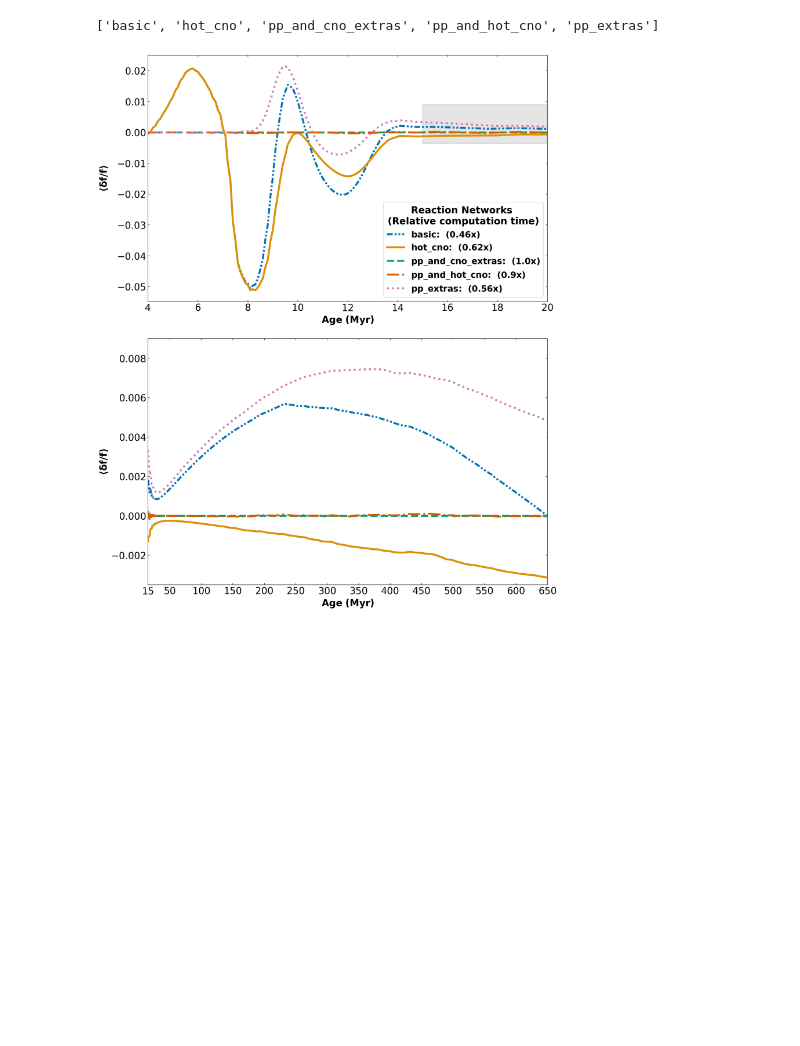
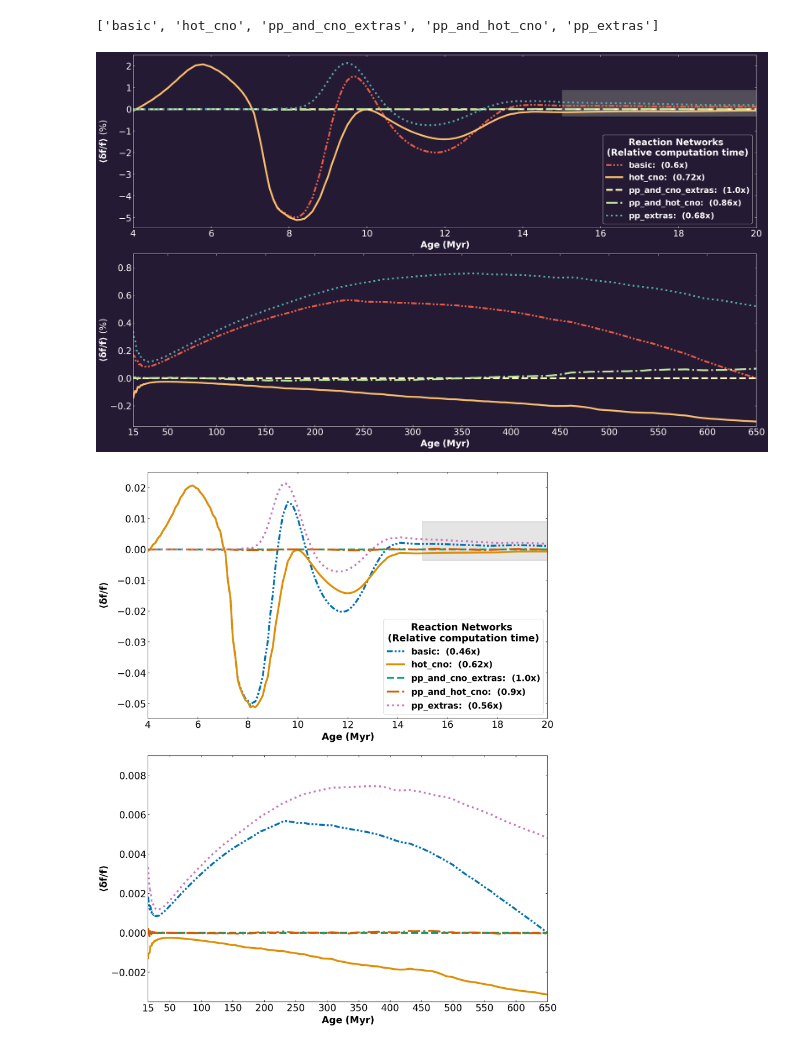
Before and after one commit to gautam-404/MESA-tests, a Jupyter notebook: notebooks_test/net_freqs_tests.ipynb, the cells around one changed output. Cells and saved outputs as stored; diff of their text form; code cells hidden in the pictures; blank space fills up the shorter version.

```diff
--- a/notebooks_test/net_freqs_tests.ipynb
+++ b/notebooks_test/net_freqs_tests.ipynb
@@ -276,7 +276,7 @@ def plot_freq_df(row):
     # plt.xlim([0, Dnu*1.2])
     plt.xlim([0, 10])
 # %%
-logs_dirs = sorted(glob.glob("../test/r22.11.1_m1.7_z0.015_v0_net*/LOGS"))
+logs_dirs = sorted(glob.glob("../test/r23.05.1_m1.7_z0.015_v0_net*/LOGS"))
 nets = [logs_dir.split('/')[-2].split('net')[-1] for logs_dir in logs_dirs]
 run_times = []
 for i, logs_dir in enumerate(logs_dirs):
@@ -390,6 +390,76 @@ for ind, net in enumerate(nets):
         mean = np.mean(np.append((freqs_0 - freqs_alt_0)/freqs_0, (freqs_1 - freqs_alt_1)/freqs_1))
         this_mean.append(mean)
     mean_diffs.append(this_mean)
+# %%
+# bgcolor = (26/255, 27/255, 37/255)
+bgcolor = (37/255, 26/255, 51/255)
+COLOR = 'white'
+mpl.rcParams['text.color'] = COLOR
+mpl.rcParams['axes.labelcolor'] = COLOR
+mpl.rcParams['xtick.color'] = COLOR
+mpl.rcParams['ytick.color'] = COLOR
+
+
+# fig = plt.figure(figsize=(15, 20), facecolor=bgcolor)
+fig = plt.figure(figsize=(25, 15), facecolor=bgcolor)
+linestyle_tuple = [(0, (3, 1, 1, 1, 1, 1)), 'solid', '--', '-.', ':']
+palette = sns.color_palette("Spectral", 5)
+# palette = ['#7a1679', '#0000ef', '#5fc9ca', '#377e2b', '#ea332c']
+
+ax1 = plt.subplot(2, 1, 1)
+for ind, net in enumerate(nets):
+    plt.plot(age, 100*np.array(mean_diffs[ind]), color=palette[ind], linestyle=linestyle_tuple[ind], lw=4,
+            label=fr"$\bf{{{net_labels[ind]}}}$"+f":  ({runtime_ratios[ind]}x)")
+            # label=f"{net_labels[ind]}"+f":  ({runtime_ratios[ind]}x)")
+
+title_font = mpl.font_manager.FontProperties(weight='black',
+                                   style='normal', size=20)
+font = mpl.font_manager.FontProperties(weight='bold',
+                                   style='normal', size=18)
+legend = plt.legend(title="       Reaction Networks\n(Relative computation time)", loc='lower right',
+                title_fontproperties=title_font, prop=font, fancybox=True, facecolor=bgcolor)
+plt.xlim([4, 20])
+plt.xticks(np.arange(4, 22, 2))
+plt.xlabel(r'$\bf{Age\ (Myr)}$', size=20)
+plt.ylabel(r'$\bf{\langle{\delta f/f}} \rangle\ \rm{(\%)}$', size=20)
+plt.gca().xaxis.set_tick_params(labelsize=20)
+plt.gca().yaxis.set_tick_params(labelsize=20)
+rect = mpl.patches.Rectangle((15, -0.35), 20, 1.25, linewidth=1, edgecolor='k', facecolor='grey', alpha=0.5)
+ax1.add_patch(rect)
+
+ax2 = plt.subplot(2, 1, 2)
+for ind, net in enumerate(nets):
+    plt.plot(age, 100*np.array(mean_diffs[ind]), color=palette[ind], linestyle=linestyle_tuple[ind], lw=4,
+             label=fr"$\bf{{{net_labels[ind]}}}$"+f":  ({runtime_ratios[ind]}x)")
+            # label=f"{net_labels[ind]}"+f":  ({runtime_ratios[ind]}x)")
+plt.xlabel(r'$\bf{Age\ (Myr)}$', size=20)
+plt.ylabel(r'$\bf{\langle{\delta f/f}} \rangle\ \rm{(\%)}$', size=20)
+plt.gca().xaxis.set_tick_params(labelsize=20)
+plt.gca().yaxis.set_tick_params(labelsize=20)
+plt.xlim([15, 650])
+plt.xticks([15, 50, 100, 150, 200, 250, 300, 350, 400, 450, 500, 550, 600, 650])
+plt.ylim([-0.35, 0.9])
+plt.subplots_adjust(wspace=0, hspace=0.15)
+
+ax1.set_facecolor(bgcolor)
+ax1.spines['bottom'].set_color('white')
+ax1.spines['top'].set_color('white')
+ax1.spines['left'].set_color('white')
+ax1.spines['right'].set_color('white')
+ax2.set_facecolor(bgcolor)
+ax2.spines['bottom'].set_color('white')
+ax2.spines['top'].set_color('white')
+ax2.spines['left'].set_color('white')
+ax2.spines['right'].set_color('white')
+
+# rect = mpl.patches.Rectangle((15, -0.005), 20, 0.01, linewidth=1, edgecolor='k', facecolor='grey', alpha=0.2)
+# ax2.add_patch(rect)
+
+fig.align_ylabels([ax1, ax2])
+
+plt.savefig(f'../figures/mean_diff_panels.png', dpi=300, bbox_inches='tight', transparent=True)
+# %% [output]
+[figure, added]
 # %%
 fig = plt.figure(figsize=(15, 20))
 linestyle_tuple = [(0, (3, 1, 1, 1, 1, 1)), 'solid', '--', '-.', ':']
```
Also changed, not shown: parts of 3 cells of this notebook.
